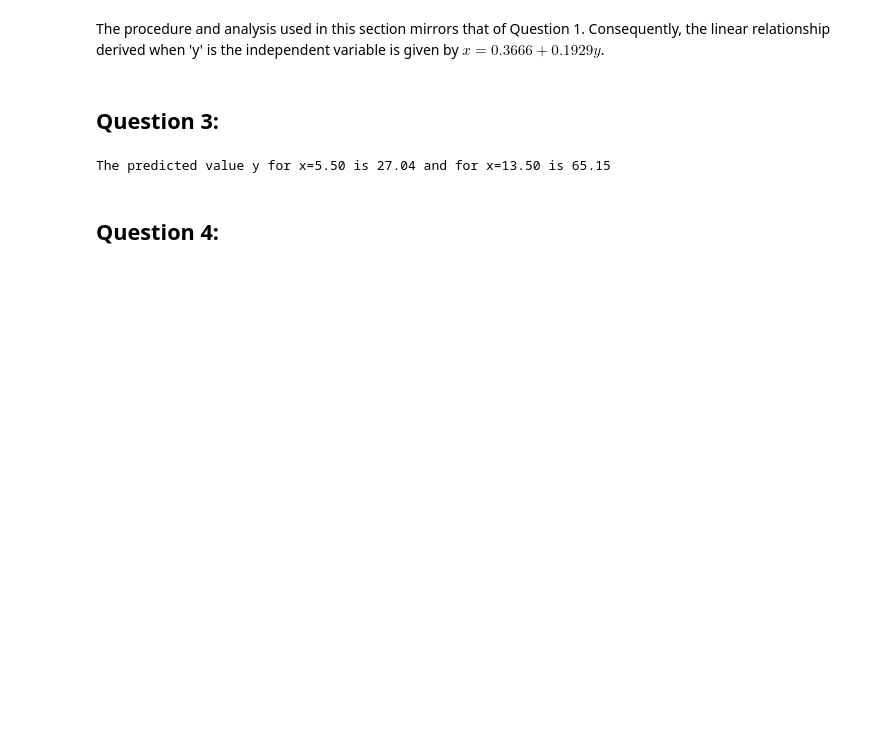
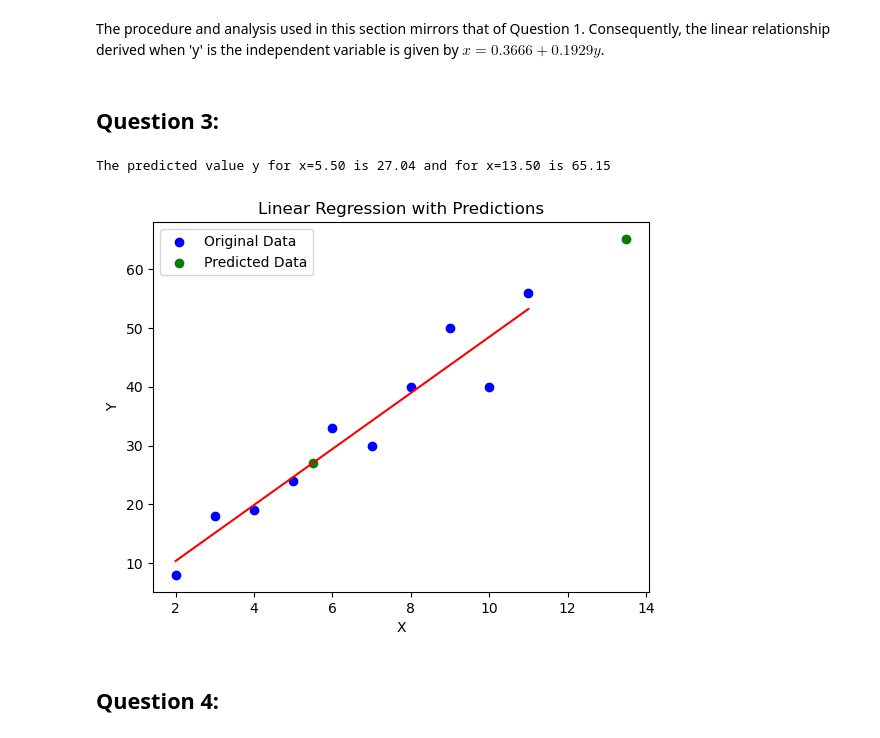
Before and after one commit to SpyrosAlvanakis/Biostatistics, a Jupyter notebook: Biostatistics_assignment_2.ipynb, the cells around one changed output. Drawn from its saved outputs; the diff is of its cells as text; code cells hidden in the pictures; blank space fills up the shorter version.

```diff
--- a/Biostatistics_assignment_2.ipynb
+++ b/Biostatistics_assignment_2.ipynb
@@ -368,10 +387,10 @@ Seems to be linear.
 # %%
 Y_const = sm.add_constant(y)
 model_2 = sm.OLS(x, Y_const).fit()
-fitted_values = model_2.predict(Y_const)
+fitted_values_2 = model_2.predict(Y_const)
 residuals = model_2.resid
 
-plt.scatter(fitted_values, residuals)
+plt.scatter(fitted_values_2, residuals)
 plt.axhline(0, color='red', linestyle='--')
 plt.xlabel("Fitted Values")
 plt.ylabel("Residuals")
@@ -465,6 +484,18 @@ predicted_vals = model_1.predict(X_const)
 print(f"The predicted value y for x={x_vals[0]:.2f} is {predicted_vals[0]:.2f} and for x={x_vals[1]:.2f} is {predicted_vals[1]:.2f}")
 # %% [output]
 The predicted value y for x=5.50 is 27.04 and for x=13.50 is 65.15
+# %%
+plt.scatter(X, Y, color='blue', label='Original Data')
+plt.scatter(x_vals, predicted_vals, color='green', label='Predicted Data')
+plt.plot(X, fitted_values, color='red')
+
+plt.title('Linear Regression with Predictions')
+plt.xlabel('X')
+plt.ylabel('Y')
+plt.legend()
+plt.show()
+# %% [output]
+[figure, added]
 # %% [markdown]
 ## Question 4:
 # %%
```
Also changed, not shown: parts of 35 cells of this notebook.
